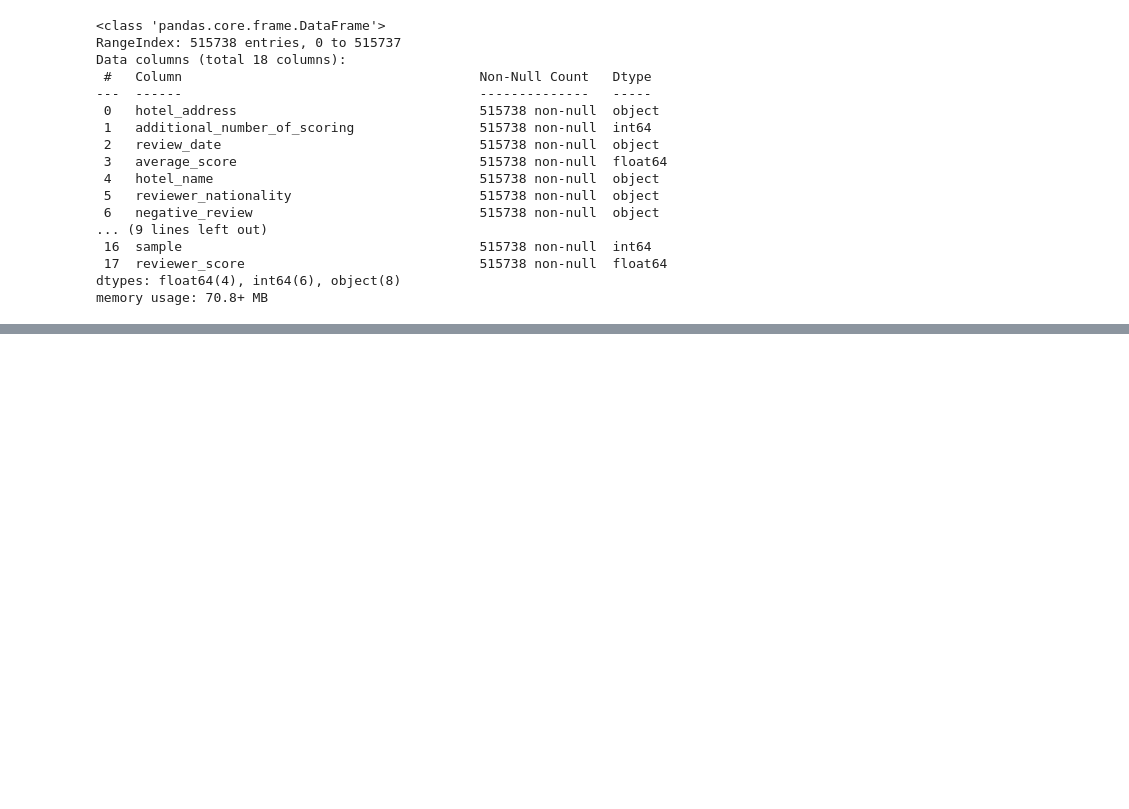
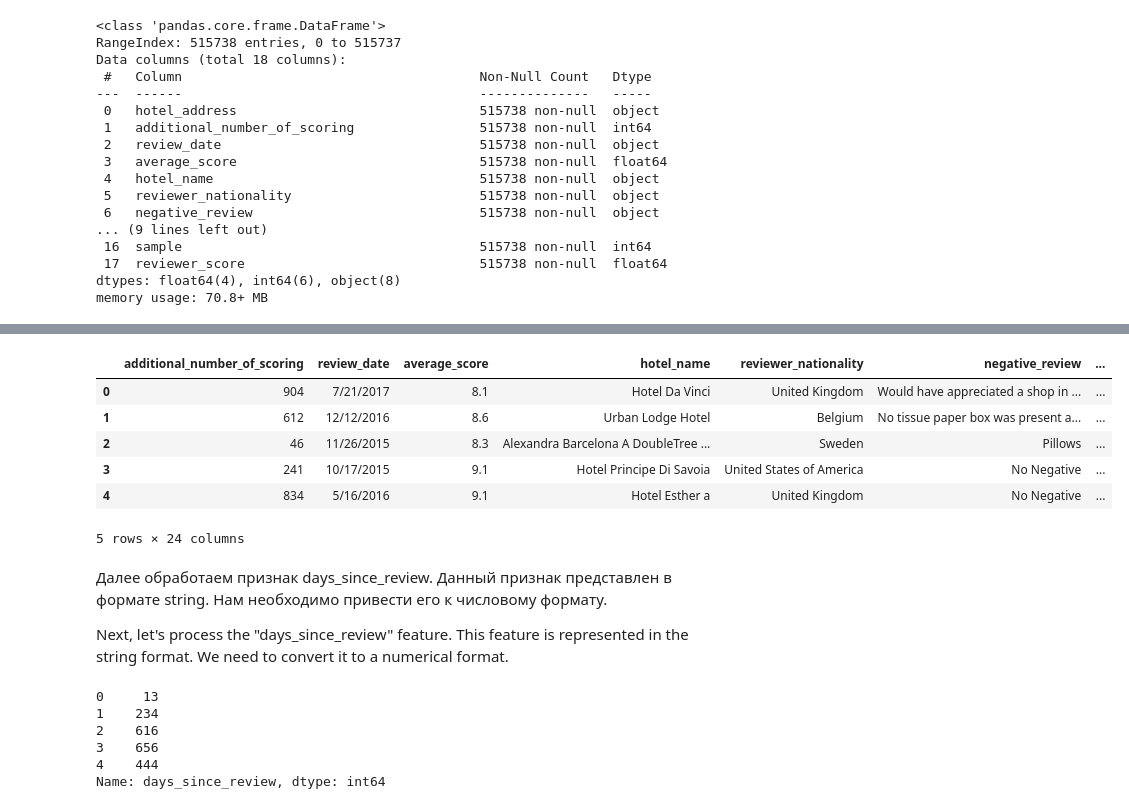
Before and after one commit to banzarkhan/booking_kaggle, a Jupyter notebook: kaggle-booking.ipynb, the cells around one changed output, grey strips where cells are left out. Cells and saved outputs as stored; diff of their text form; code cells hidden in the pictures; blank space fills up the shorter version.

```diff
--- a/kaggle-booking.ipynb
+++ b/kaggle-booking.ipynb
@@ -141,0 +305,35 @@ data_null['hotel_address'].nunique()
+# %%
+merged_city = data_copy.merge(city_center, on='city', how='left')
+
+def distance(lat1, lon1, lat2, lon2):
+    # Константа радиуса Земли в километрах
+    R = 6371
+
+    # Преобразование градусов в радианы
+    lat1_rad = math.radians(lat1)
+    lon1_rad = math.radians(lon1)
+    lat2_rad = math.radians(lat2)
+    lon2_rad = math.radians(lon2)
+
+    # Разница широты и долготы
+    dlat = lat2_rad - lat1_rad
+    dlon = lon2_rad - lon1_rad
+
+    # Формула гаверсинусов
+    a = math.sin(dlat / 2) ** 2 + math.cos(lat1_rad) * math.cos(lat2_rad) * math.sin(dlon / 2) ** 2
+    c = 2 * math.atan2(math.sqrt(a), math.sqrt(1 - a))
+
+    # Расстояние между точками
+    distance = R * c
+
+    return distance
+
+
+merged_city['distance_to_center'] = merged_city.apply(lambda row: distance(row['lat_x'], row['lng_x'], row['lat_y'], row['lng_y']), axis=1)
+
+# Удаляем ненужные столбцы
+merged_city.drop(['lat_y', 'lng_y'], axis=1, inplace=True)
+
+merged_city.rename(columns={'lat_x': 'lat', 'lng_x':'lng'}, inplace=True)
+
+data_copy = merged_city
@@ -141,0 +376,36 @@ data_null['hotel_address'].nunique()
+# %%
+encoded_data = pd.get_dummies(data_copy['country'], prefix='country')
+data_copy = pd.concat([data_copy, encoded_data], axis=1)
+
+data_copy=data_copy.drop('city', axis=1)
+data_copy=data_copy.drop('hotel_address', axis=1)
+data_copy=data_copy.drop('country', axis=1)
+
+data_copy.head()
+# %% [output]
+|  | additional_number_of_scoring | review_date | average_score | hotel_name | reviewer_nationality | negative_review | ... |
+| 0 | 904 | 7/21/2017 | 8.1 | Hotel Da Vinci | United Kingdom | Would have appreciated a shop in ... | ... |
+| 1 | 612 | 12/12/2016 | 8.6 | Urban Lodge Hotel | Belgium | No tissue paper box was present a... | ... |
+| 2 | 46 | 11/26/2015 | 8.3 | Alexandra Barcelona A DoubleTree ... | Sweden | Pillows | ... |
+| 3 | 241 | 10/17/2015 | 9.1 | Hotel Principe Di Savoia | United States of America | No Negative | ... |
+| 4 | 834 | 5/16/2016 | 9.1 | Hotel Esther a | United Kingdom | No Negative | ... |
+5 rows × 24 columns
+# %% [markdown]
+Далее обработаем признак days_since_review. Данный признак представлен в формате string. Нам необходимо привести его к числовому формату.
+
+Next, let's process the "days_since_review" feature. This feature is represented in the string format. We need to convert it to a numerical format.
+# %%
+def days_since_review(days):
+    days_int = int(re.findall('[0-9]+', days)[0])
+    return days_int
+
+data_copy['days_since_review'] = data_copy['days_since_review'].apply(days_since_review)
+
+data_copy['days_since_review'].head()
+# %% [output]
+0     13
+1    234
+2    616
+3    656
+4    444
+Name: days_since_review, dtype: int64
```
Also changed, not shown: parts of 35 cells of this notebook.
